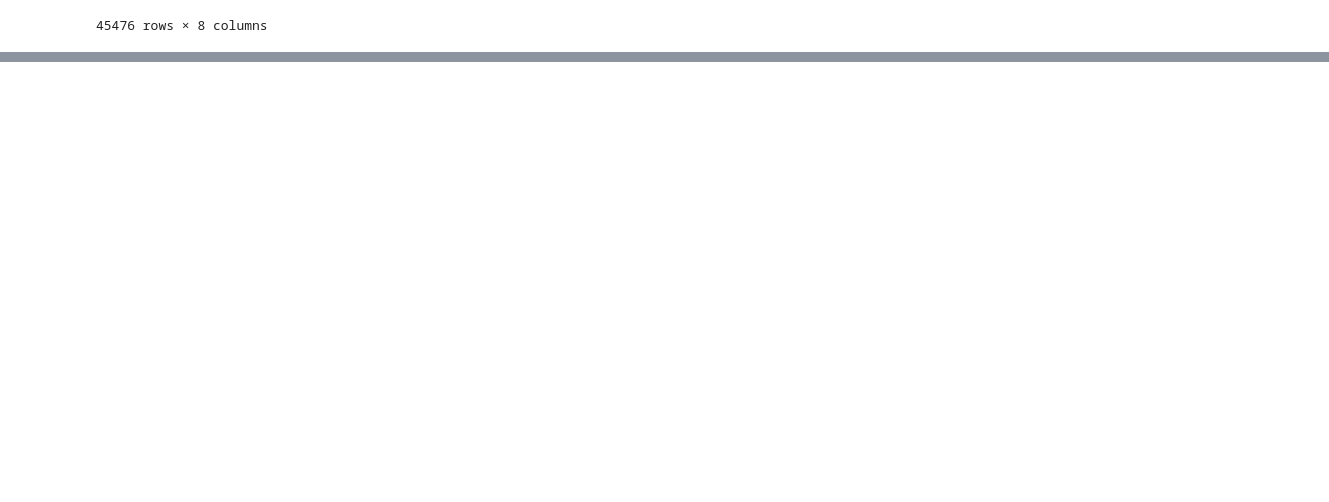
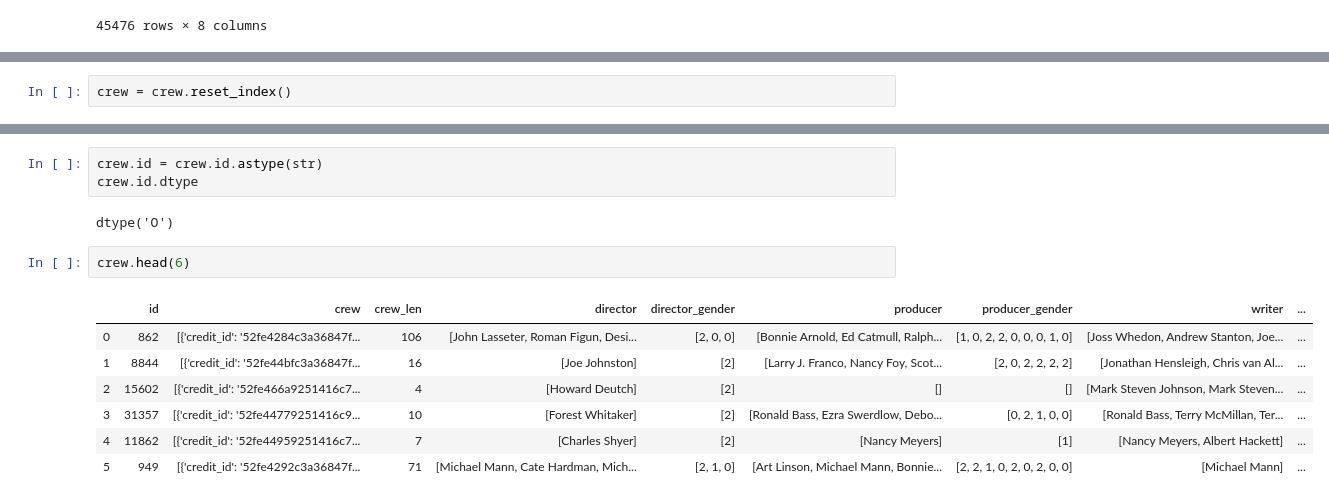
Before and after one commit to Dibmar/DAANMO_Project, a Jupyter notebook: Projects/DAANMO/credits_exp.ipynb, the cells around one changed output, grey strips where cells are left out. Saved outputs shown, nothing was run; the diff lists cells and outputs as text; blank space fills up the shorter version.

```diff
--- a/Projects/DAANMO/credits_exp.ipynb
+++ b/Projects/DAANMO/credits_exp.ipynb
@@ -300,0 +281,2 @@ crew.iloc[2,0]
+# %%
+crew = crew.reset_index()
@@ -300,0 +300,15 @@ crew.iloc[2,0]
+# %%
+crew.id = crew.id.astype(str)
+crew.id.dtype
+# %% [output]
+dtype('O')
+# %%
+crew.head(6)
+# %% [output]
+|  | id | crew | crew_len | director | director_gender | producer | producer_gender | writer | ... |
+| 0 | 862 | [{'credit_id': '52fe4284c3a36847f... | 106 | [John Lasseter, Roman Figun, Desi... | [2, 0, 0] | [Bonnie Arnold, Ed Catmull, Ralph... | [1, 0, 2, 2, 0, 0, 0, 1, 0] | [Joss Whedon, Andrew Stanton, Joe... | ... |
+| 1 | 8844 | [{'credit_id': '52fe44bfc3a36847f... | 16 | [Joe Johnston] | [2] | [Larry J. Franco, Nancy Foy, Scot... | [2, 0, 2, 2, 2, 2] | [Jonathan Hensleigh, Chris van Al... | ... |
+| 2 | 15602 | [{'credit_id': '52fe466a9251416c7... | 4 | [Howard Deutch] | [2] | [] | [] | [Mark Steven Johnson, Mark Steven... | ... |
+| 3 | 31357 | [{'credit_id': '52fe44779251416c9... | 10 | [Forest Whitaker] | [2] | [Ronald Bass, Ezra Swerdlow, Debo... | [0, 2, 1, 0, 0] | [Ronald Bass, Terry McMillan, Ter... | ... |
+| 4 | 11862 | [{'credit_id': '52fe44959251416c7... | 7 | [Charles Shyer] | [2] | [Nancy Meyers] | [1] | [Nancy Meyers, Albert Hackett] | ... |
+| 5 | 949 | [{'credit_id': '52fe4292c3a36847f... | 71 | [Michael Mann, Cate Hardman, Mich... | [2, 1, 0] | [Art Linson, Michael Mann, Bonnie... | [2, 2, 1, 0, 2, 0, 2, 0, 0] | [Michael Mann] | ... |
```
Also changed, not shown: parts of 19 cells of this notebook, 1 other file.
